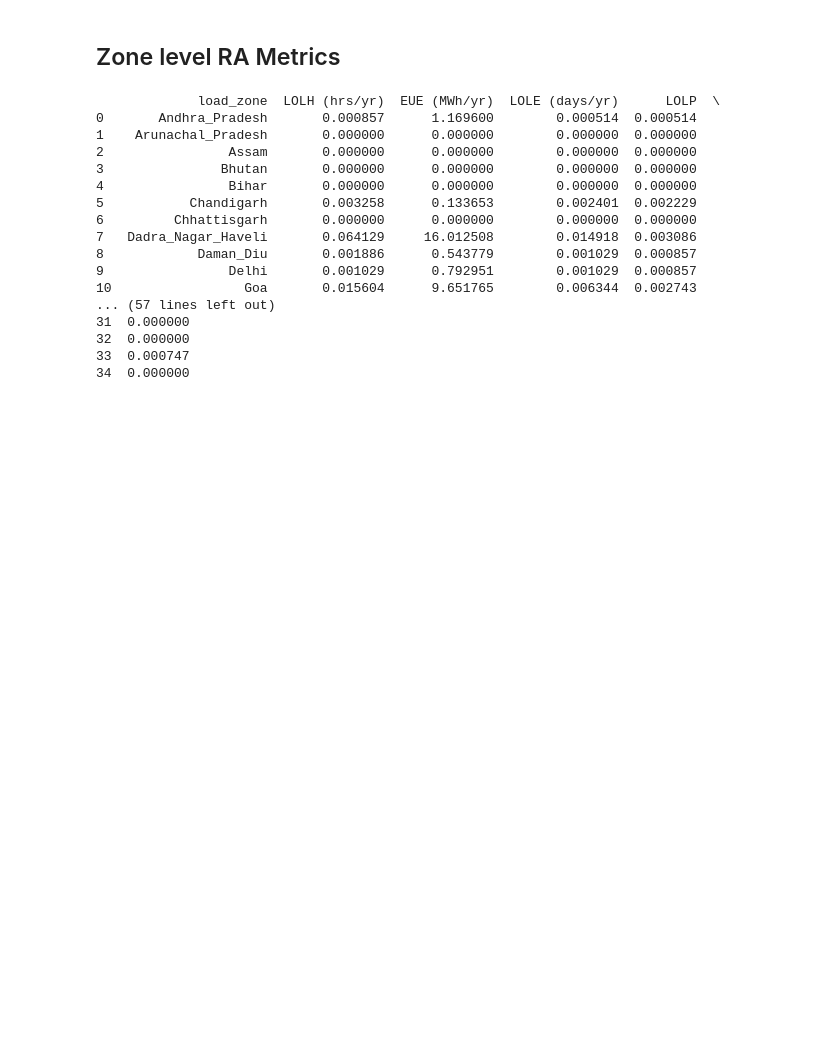
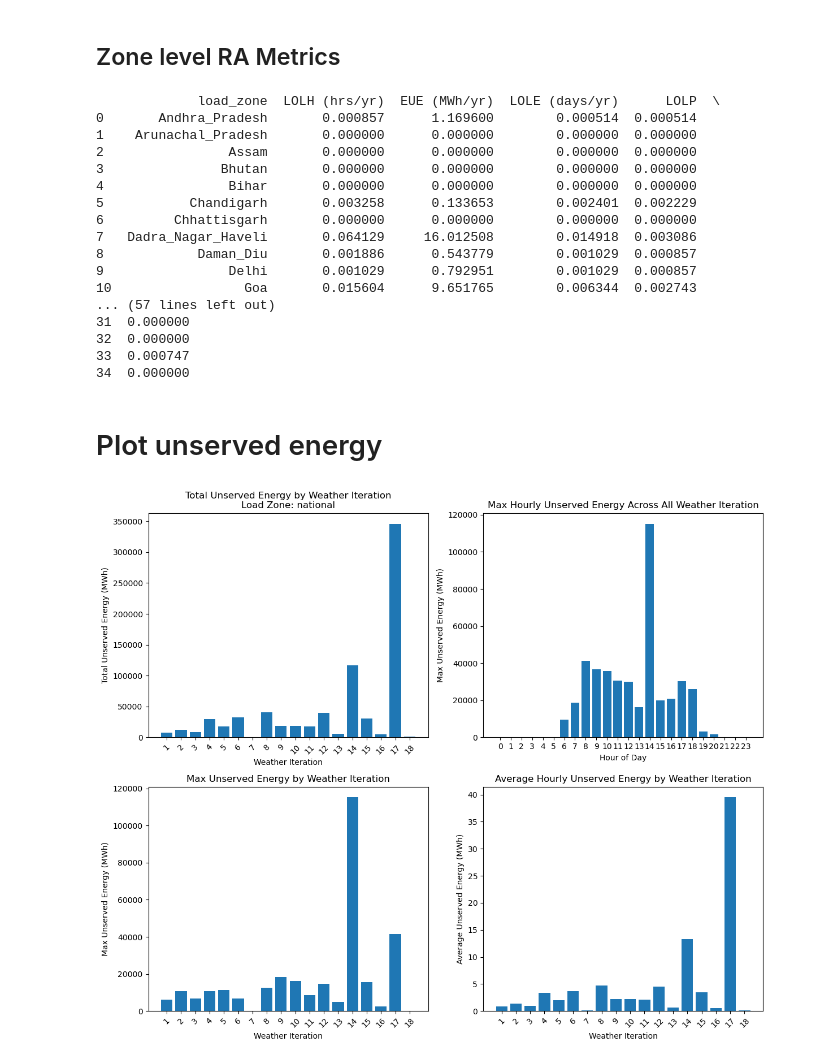
Before and after one commit to cetlab-ucsb/gridpath_india_viz, a Jupyter notebook: software/ra_metrics_stats.ipynb, the cells around one changed output. Drawn from its saved outputs; the diff is of its cells as text; code cells hidden in the pictures; blank space fills up the shorter version.

Commit message:
plots added

```diff
--- a/software/ra_metrics_stats.ipynb
+++ b/software/ra_metrics_stats.ipynb
@@ -159,7 +163,7 @@ if 'final_system_load_df' in locals() and not final_system_load_df.empty:
             aggregated_system_load_df = pd.DataFrame() # Create empty df to avoid errors later
         # ------------------------------------
 
-    Display the first few rows (optional)
+    # Display the first few rows (optional)
     if not aggregated_system_load_df.empty:
         print("\nAggregated/Filtered DataFrame head:")
         print(aggregated_system_load_df.head())
@@ -325,3 +339,63 @@ else:
 32  0.000000
 33  0.000747
 34  0.000000
+# %% [markdown]
+# Plot unserved energy
+# %%
+
+# Prepare dataframe and calculated metrics
+df = aggregated_system_load_df.copy()
+df['timestamp'] = pd.to_datetime(df['timestamp'])
+df['hour'] = df['timestamp'].dt.hour
+
+yearly_sum = df.groupby('weather_iteration')['unserved_energy_mw'].sum()
+max_by_hour = df.groupby('hour')['unserved_energy_mw'].max()
+yearly_max = df.groupby('weather_iteration')['unserved_energy_mw'].max()
+yearly_avg = df.groupby('weather_iteration')['unserved_energy_mw'].mean()
+
+# Create 2x2 subplot figure
+fig, axes = plt.subplots(2, 2, figsize=(12, 10))
+
+# Total unserved energy by year
+axes[0, 0].bar(yearly_sum.index.astype(str), yearly_sum)
+axes[0, 0].set_title(f'Total Unserved Energy by Weather Iteration\nLoad Zone: {selected_load_zone}')
+axes[0, 0].set_xlabel('Weather Iteration')
+axes[0, 0].set_ylabel('Total Unserved Energy (MWh)')
+axes[0, 0].tick_params(axis='x', rotation=45)
+
+# Max hourly unserved energy by hour
+axes[0, 1].bar(max_by_hour.index, max_by_hour)
+axes[0, 1].set_title('Max Hourly Unserved Energy Across All Weather Iteration')
+axes[0, 1].set_xlabel('Hour of Day')
+axes[0, 1].set_ylabel('Max Unserved Energy (MWh)')
+axes[0, 1].set_xticks(range(0, 24))
+
+# Max unserved energy in any hour by year
+axes[1, 0].bar(yearly_max.index.astype(str), yearly_max)
+axes[1, 0].set_title('Max Unserved Energy by Weather Iteration')
+axes[1, 0].set_xlabel('Weather Iteration')
+axes[1, 0].set_ylabel('Max Unserved Energy (MWh)')
+axes[1, 0].tick_params(axis='x', rotation=45)
+
+# Average hourly unserved energy by year
+axes[1, 1].bar(yearly_avg.index.astype(str), yearly_avg)
+axes[1, 1].set_title('Average Hourly Unserved Energy by Weather Iteration')
+axes[1, 1].set_xlabel('Weather Iteration')
+axes[1, 1].set_ylabel('Average Unserved Energy (MWh)')
+axes[1, 1].tick_params(axis='x', rotation=45)
+
+plt.tight_layout()
+plt.show()
+
+
+# # Print the data series for reference
+# print("Total Unserved Energy (MWh) by Weather Year:")
+# print(yearly_sum.to_string())
+# print("\nMax Hourly Unserved Energy (MWh) Across All Weather Years:")
+# print(max_by_hour.to_string())
+# print("\nMax Unserved Energy (MWh) in a Single Hour by Weather Year:")
+# print(yearly_max.to_string())
+# print("\nAverage Hourly Unserved Energy (MWh) by Weather Year:")
+# print(yearly_avg.to_string())
+# %% [output]
+[figure, added]
```
Also changed, not shown: parts of 6 cells of this notebook.
